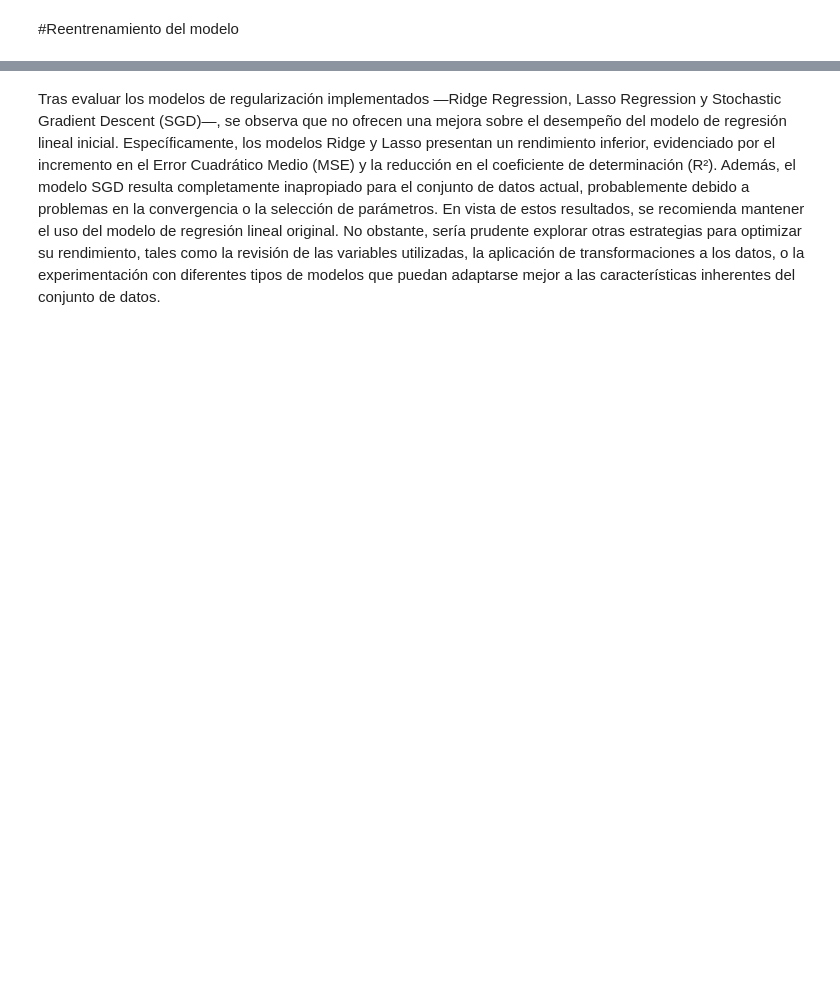
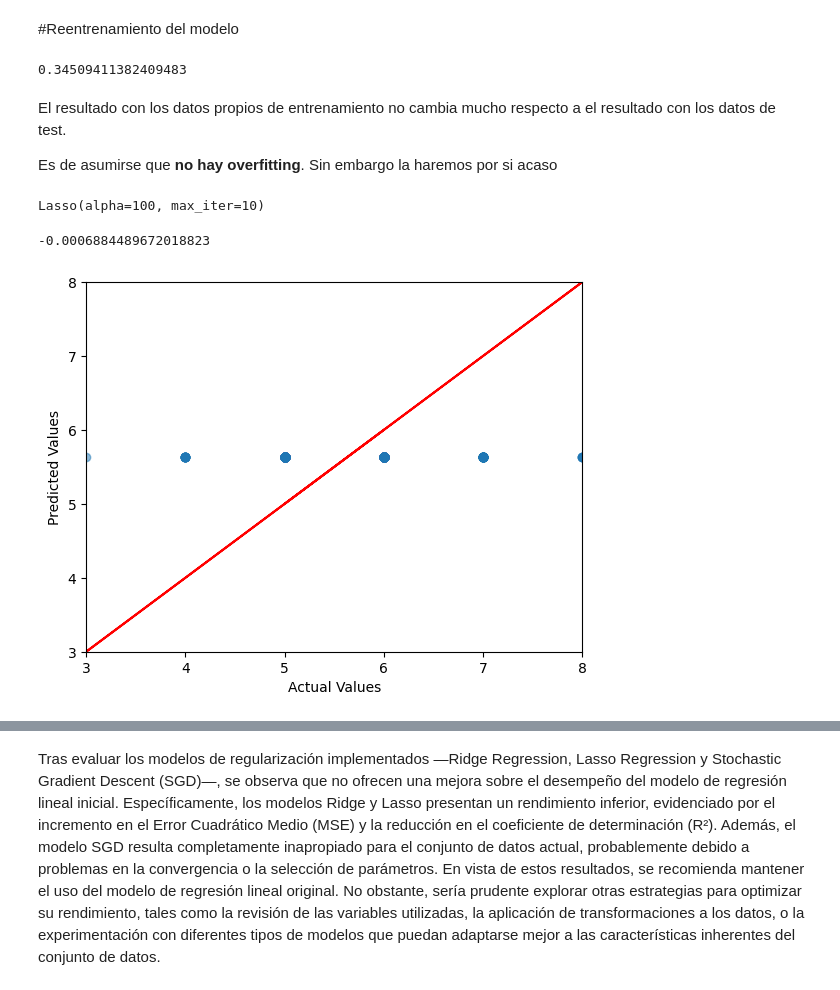
Before and after one commit to mgomez270/MLGuia1, a Jupyter notebook: Calidad_del_vino.ipynb, the cells around one changed output, grey strips where cells are left out. Drawn from its saved outputs; the diff is of its cells as text; code cells hidden in the pictures; blank space fills up the shorter version.

```diff
--- a/Calidad_del_vino.ipynb
+++ b/Calidad_del_vino.ipynb
@@ -196,5 +181,33 @@ plt.show()
 # %% [markdown]
 #Reentrenamiento del modelo
+# %%
+model_result.score(X_train,y_train)
+# %% [output]
+0.34509411382409483
+# %% [markdown]
+El resultado con los datos propios de entrenamiento no cambia mucho respecto a el resultado con los datos de test.
+
+Es de asumirse que **no hay overfitting**. Sin embargo la haremos por si acaso
+# %%
+from sklearn import linear_model
+lasso_reg = linear_model.Lasso(alpha=100, max_iter=10)
+lasso_reg.fit(X_train,y_train)
+# %% [output]
+Lasso(alpha=100, max_iter=10)
+# %%
+lasso_reg.score(x_test,y_test)
+# %% [output]
+-0.0006884489672018823
+# %%
+plt.scatter(y_test, lasso_reg.predict(x_test),alpha=0.5)
+plt.plot(y_test,y_test,'r')
+plt.xlabel('Actual Values')
+plt.ylabel('Predicted Values')
+plt.xlim(3,8)
+plt.ylim(3,8)
+plt.show()
+# %% [output]
+[figure, added]
 # %%
 
 from sklearn.metrics import mean_squared_error, r2_score
```
Also changed, not shown: parts of 21 cells of this notebook.
